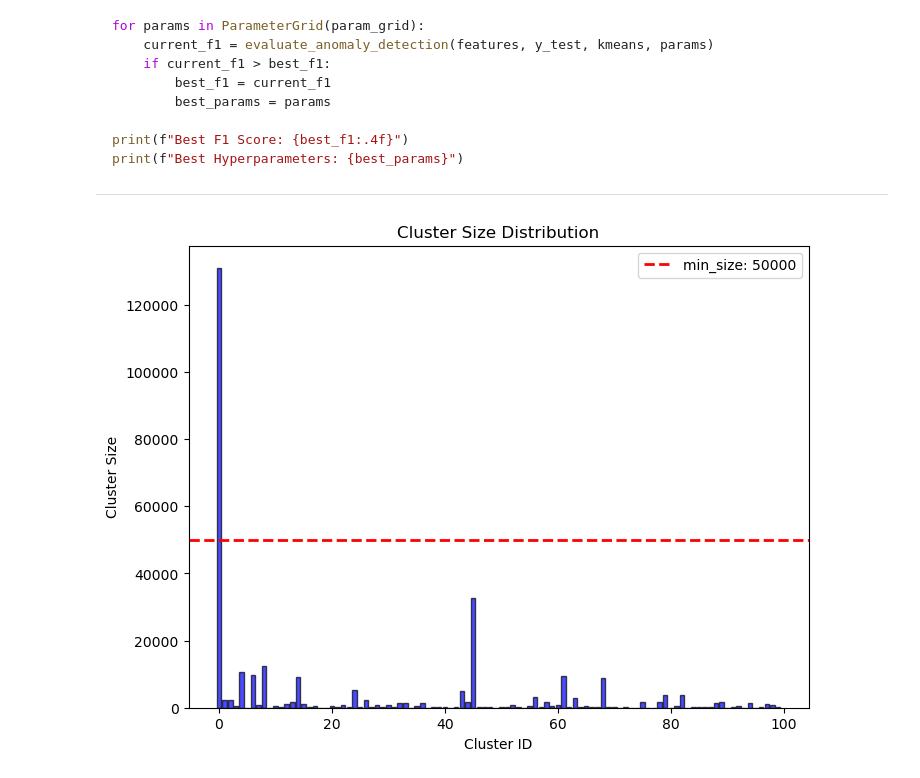
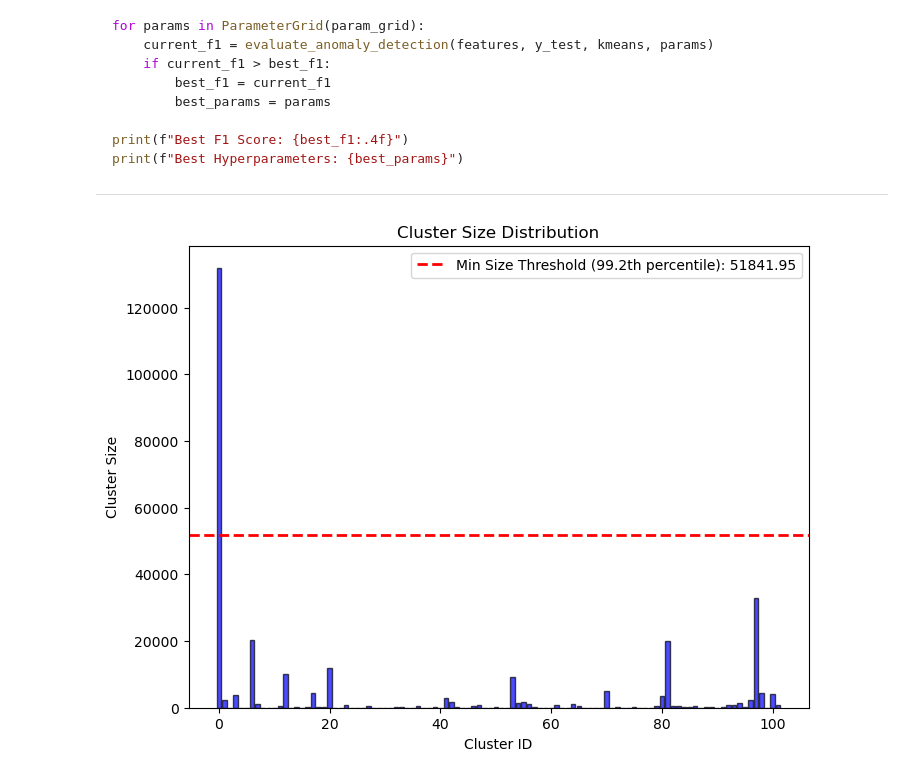
Before and after one commit to ArtWz/Group_Project_ML, a Jupyter notebook: KDD_Clustering.ipynb, the cells around one changed output. Saved outputs shown, nothing was run; the diff lists cells and outputs as text; code cells hidden in the pictures.

Commit message:
Added Full KDD Analysis & Clustering Refinements

```diff
--- a/KDD_Clustering.ipynb
+++ b/KDD_Clustering.ipynb
@@ -41,9 +41,15 @@ from common_stage import prepareData
 # Hyperparameters
 hyperparams = {
     # [Clustering Model]
-    'k_clusters': 100, # Cluster Amount
+    'k_clusters': 102, # Cluster Amount
     'max_iter': 100,  # Maximum Iterations
-    'variance_threshold': 0.02,  # Variance Threshold for Data Features
+    'variance_threshold': 0.02,  # Variance Threshold for Data Features,
+    # [Anomaly Detection]
+    'per_min_size': 99.2,
+    'per_dist': 98,
+    'w_distance': 0.01, # Centroid Distance Weight for Anomaly Detection
+    'w_cluster': 0.8,  # Min Cluster Size Weight for Anomaly Detection
+    'score_threshold': 0.55 # Maximum anomaly score for a data point to be classified as an anomaly
 }
 
 # Features to be dropped
@@ -55,7 +61,7 @@ dropped_features = [
 ]
 
 # Load and preprocess data
-x_train, y_train, x_test, y_test = prepareData(scaling='minmax', removed_features=dropped_features)
+x_train, y_train, x_test, y_test = prepareData(scaling='standard', removed_features=dropped_features)
 
 # Apply variance threshold to remove low-variance features
 selector = VarianceThreshold(hyperparams['variance_threshold'])
@@ -246,19 +247,21 @@ print(f"Best Hyperparameters: {best_params}")
 # %%
 ## Visualize the cluster size distribution
 
 # Create a bar chart of cluster sizes
 plt.figure(figsize=(8, 6))
 plt.bar(range(len(cluster_sizes)), cluster_sizes, color='blue', alpha=0.7, edgecolor='black')
-min_size = anomaly_params['min_size']
-plt.axhline(y=min_size, color='red', linestyle='dashed', linewidth=2,
-            label=f'min_size: {min_size}')
+
+# Plot a horizontal line at the percentile-based threshold
+plt.axhline(y=min_size_threshold, color='red', linestyle='dashed', linewidth=2,
+            label=f'Min Size Threshold ({hyperparams['per_min_size']}th percentile): {min_size_threshold:.2f}')
+
 plt.xlabel('Cluster ID')
 plt.ylabel('Cluster Size')
 plt.title('Cluster Size Distribution')
 plt.legend()
 plt.show()
 # %% [output]
-[figure, old version]
+[figure, new version]
 # %%
 ## Visualisze the distance distribution
 
```
Also changed, not shown: parts of 9 cells of this notebook, 2 other files.
